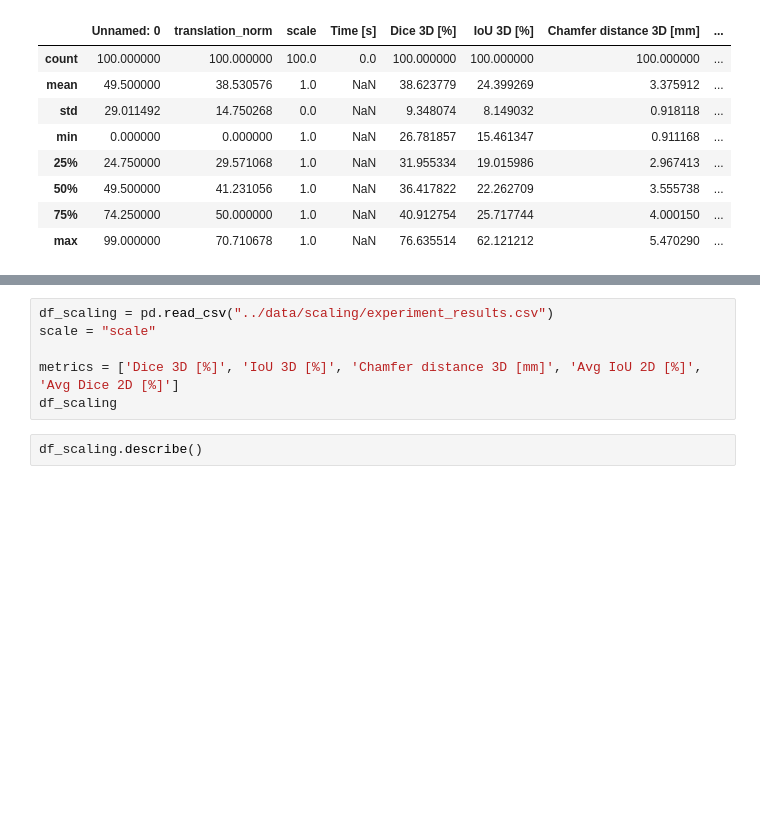
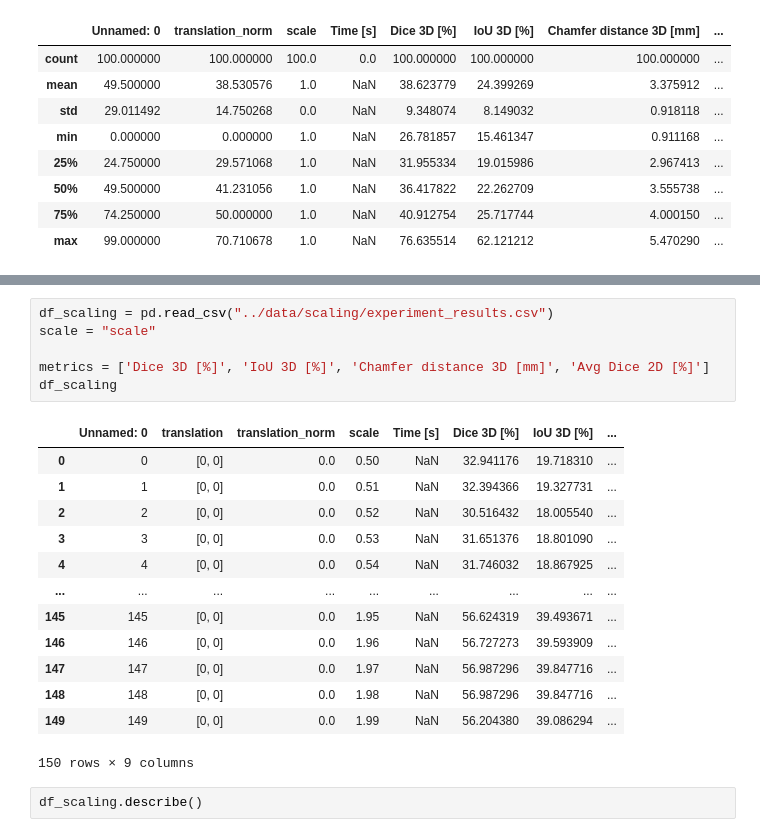
Before and after one commit to cvlab-ai/visual-hull-experiments, a Jupyter notebook: notebooks/noise.ipynb, the cells around one changed output, grey strips where cells are left out. Drawn from its saved outputs; the diff is of its cells as text; blank space fills up the shorter version.

```diff
--- a/notebooks/noise.ipynb
+++ b/notebooks/noise.ipynb
@@ -56,9 +66,23 @@ plt.show()
 # %%
 df_scaling = pd.read_csv("../data/scaling/experiment_results.csv")
 scale = "scale"
 
-metrics = ['Dice 3D [%]', 'IoU 3D [%]', 'Chamfer distance 3D [mm]', 'Avg IoU 2D [%]', 'Avg Dice 2D [%]']
+metrics = ['Dice 3D [%]', 'IoU 3D [%]', 'Chamfer distance 3D [mm]', 'Avg Dice 2D [%]']
 df_scaling
+# %% [output]
+|  | Unnamed: 0 | translation | translation_norm | scale | Time [s] | Dice 3D [%] | IoU 3D [%] | ... |
+| 0 | 0 | [0, 0] | 0.0 | 0.50 | NaN | 32.941176 | 19.718310 | ... |
+| 1 | 1 | [0, 0] | 0.0 | 0.51 | NaN | 32.394366 | 19.327731 | ... |
+| 2 | 2 | [0, 0] | 0.0 | 0.52 | NaN | 30.516432 | 18.005540 | ... |
+| 3 | 3 | [0, 0] | 0.0 | 0.53 | NaN | 31.651376 | 18.801090 | ... |
+| 4 | 4 | [0, 0] | 0.0 | 0.54 | NaN | 31.746032 | 18.867925 | ... |
+| ... | ... | ... | ... | ... | ... | ... | ... | ... |
+| 145 | 145 | [0, 0] | 0.0 | 1.95 | NaN | 56.624319 | 39.493671 | ... |
+| 146 | 146 | [0, 0] | 0.0 | 1.96 | NaN | 56.727273 | 39.593909 | ... |
+| 147 | 147 | [0, 0] | 0.0 | 1.97 | NaN | 56.987296 | 39.847716 | ... |
+| 148 | 148 | [0, 0] | 0.0 | 1.98 | NaN | 56.987296 | 39.847716 | ... |
+| 149 | 149 | [0, 0] | 0.0 | 1.99 | NaN | 56.204380 | 39.086294 | ... |
+150 rows × 9 columns
 # %%
 df_scaling.describe()
 # %% [output]
```
Also changed, not shown: parts of 6 cells of this notebook, 5 other files.
